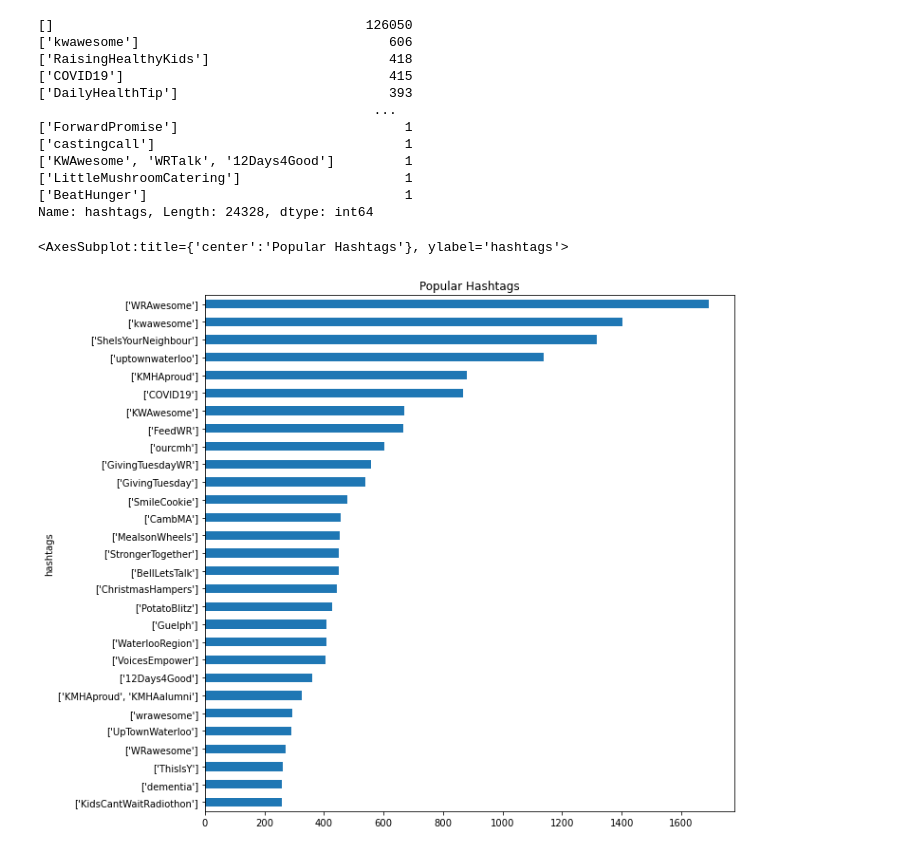
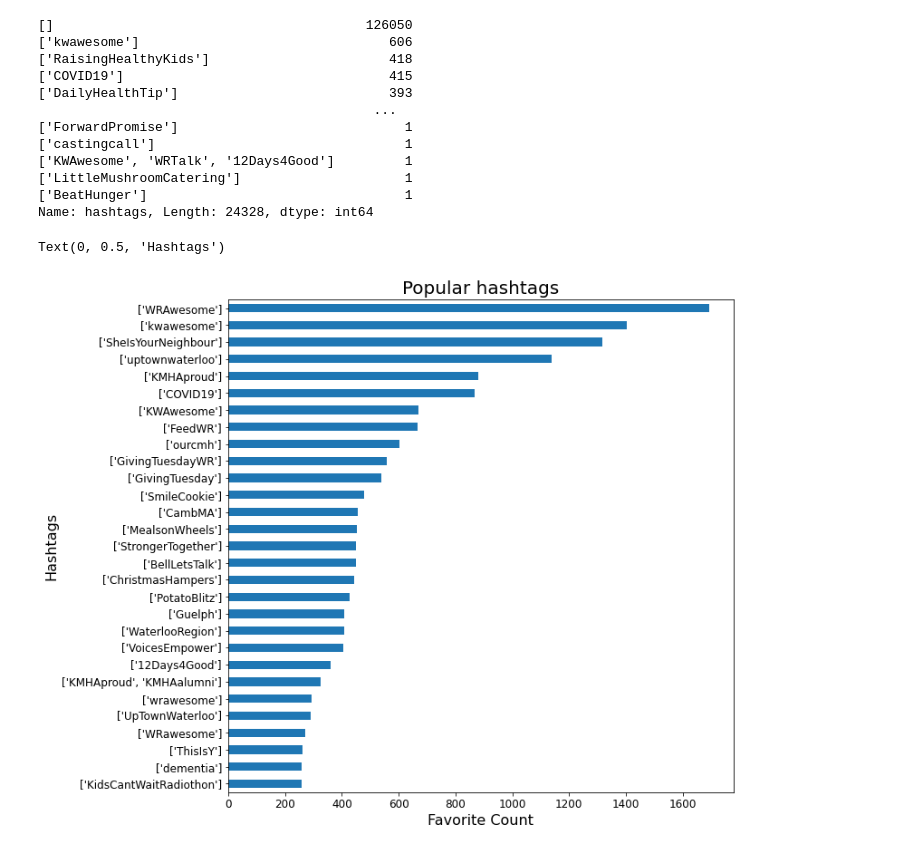
Before and after one commit to douglas-thoms/Datathon-2021-10-16, a Jupyter notebook: npo_twitter_eda.ipynb, the cells around one changed output. Drawn from its saved outputs; the diff is of its cells as text; code cells hidden in the pictures.

```diff
--- a/npo_twitter_eda.ipynb
+++ b/npo_twitter_eda.ipynb
@@ -457,7 +457,11 @@ Name: hashtags, Length: 24328, dtype: int64
 hashtag_favs = tweets1.groupby(['hashtags']).sum()['favorite_count'].sort_values(ascending=False)
 # %%
 # Plot the most popular hashtags
-hashtag_favs[1:30].sort_values().plot(kind='barh', y='Hashtags', x='Favorite Count', title='Popular Hashtags', figsize=(10, 10))
+hashtag_favs[1:30].sort_values().plot.barh(figsize=(10, 10), fontsize=12)
+
+plt.title('Popular hashtags', fontsize=20)
+plt.xlabel('Favorite Count', fontsize=16)
+plt.ylabel('Hashtags', fontsize=16)
 # %% [output]
-<AxesSubplot:title={'center':'Popular Hashtags'}, ylabel='hashtags'>
+Text(0, 0.5, 'Hashtags')
-[figure, old version]
+[figure, new version]
```
